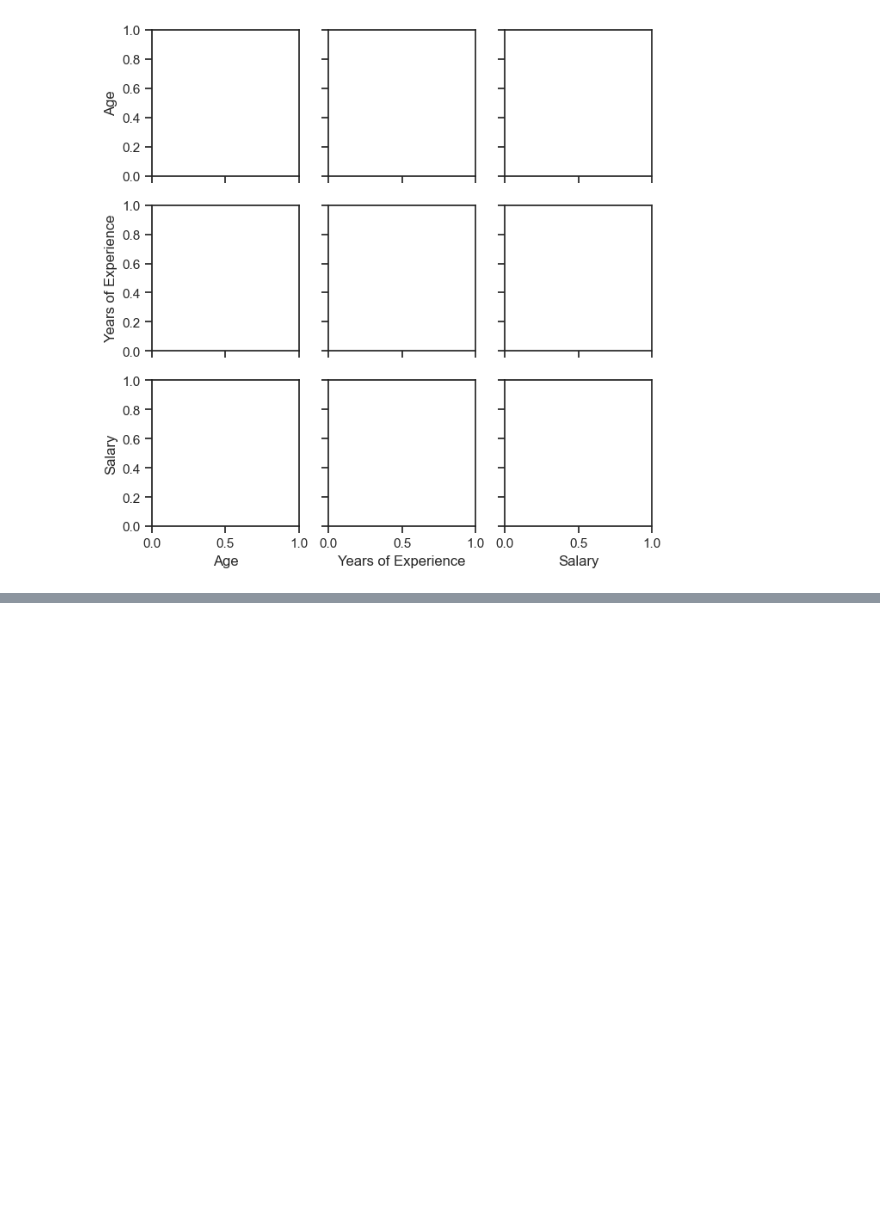
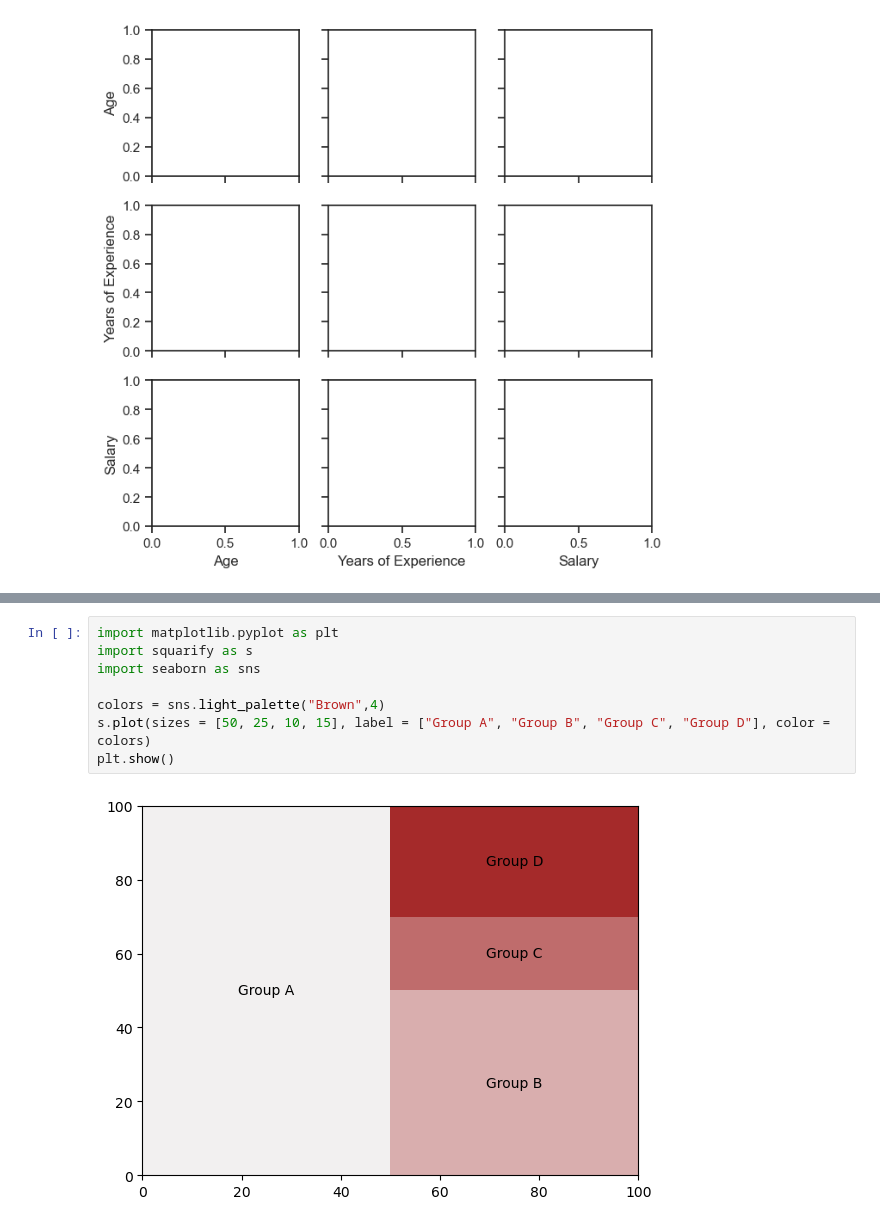
Before and after one commit to kin-yao/udemyy-python, a Jupyter notebook: dirtyhandsss.ipynb, the cells around one changed output, grey strips where cells are left out. Drawn from its saved outputs; the diff is of its cells as text; blank space fills up the shorter version.

```diff
--- a/dirtyhandsss.ipynb
+++ b/dirtyhandsss.ipynb
@@ -436,0 +510,10 @@ TypeError: violinplot() got multiple values for argument 'data'
+# %%
+import matplotlib.pyplot as plt
+import squarify as s
+import seaborn as sns
+
+colors = sns.light_palette("Brown",4)
+s.plot(sizes = [50, 25, 10, 15], label = ["Group A", "Group B", "Group C", "Group D"], color = colors)
+plt.show()
+# %% [output]
+[figure, added]
```
Also changed, not shown: parts of 13 cells of this notebook, 1 other file.
